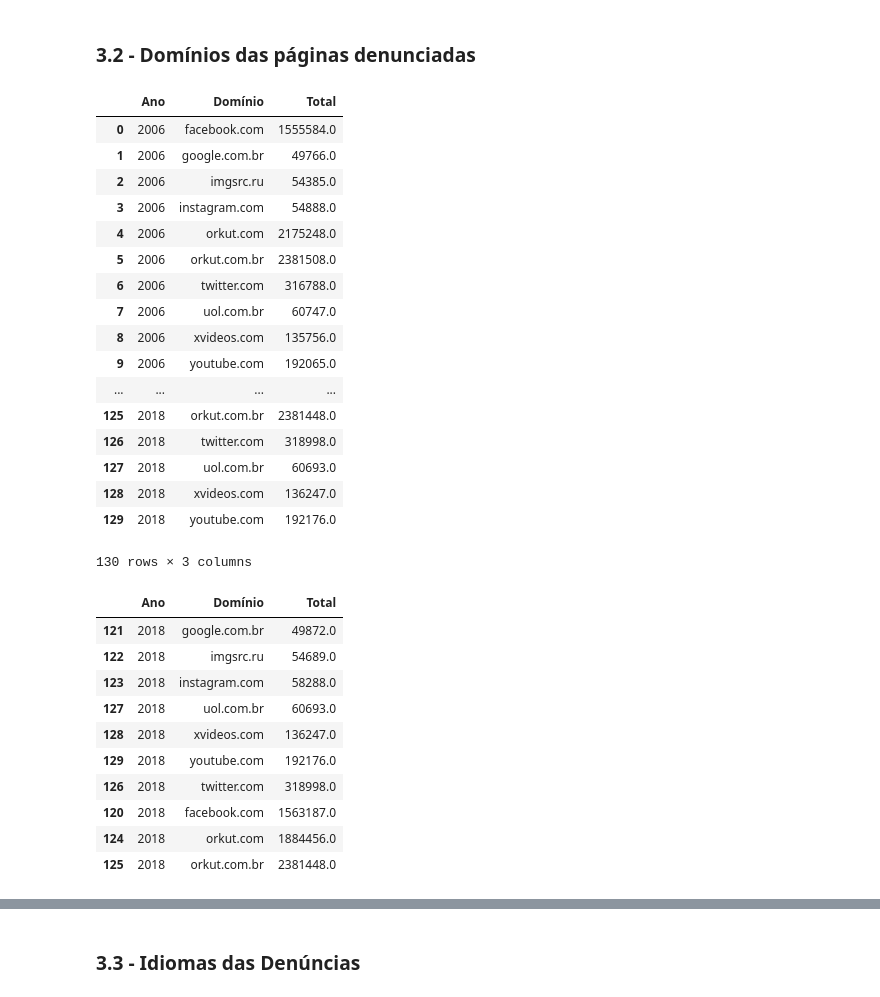
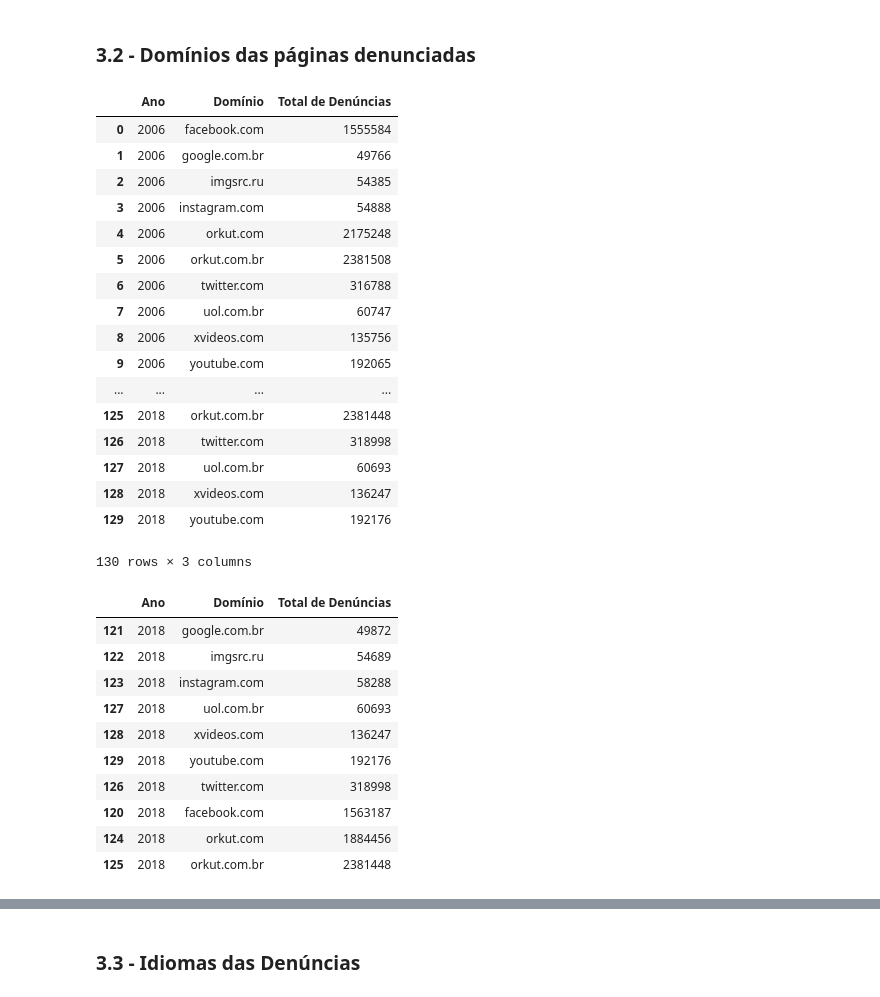
Before and after one commit to DeixeViver/eko-dados, a Jupyter notebook: Notebooks/explorando_indicadores_cnd.ipynb, the cells around one changed output, grey strips where cells are left out. Saved outputs shown, nothing was run; the diff lists cells and outputs as text; code cells hidden in the pictures.

```diff
--- a/Notebooks/explorando_indicadores_cnd.ipynb
+++ b/Notebooks/explorando_indicadores_cnd.ipynb
@@ -133,38 +147,39 @@ violacao_agrupada_ano.loc[violacao_agrupada_ano['Ano'] == 2018].sort_values('Tot
 
 ### 3.2 - Domínios das páginas denunciadas
 # %%
-dominio_agrupado_ano = dominio[['Total', 'Ano', 'Domínio']].groupby(['Ano', 'Domínio']).sum().reset_index()
+dominio_agrupado_ano = dominio[['Total de Denúncias', 'Ano', 'Domínio']].groupby(['Ano', 'Domínio']).sum().reset_index()
 dominio_agrupado_ano
 # %% [output]
-|  | Ano | Domínio | Total |
-| 0 | 2006 | facebook.com | 1555584.0 |
-| 1 | 2006 | google.com.br | 49766.0 |
-| 2 | 2006 | imgsrc.ru | 54385.0 |
-| 3 | 2006 | instagram.com | 54888.0 |
-| 4 | 2006 | orkut.com | 2175248.0 |
-| 5 | 2006 | orkut.com.br | 2381508.0 |
-| 6 | 2006 | twitter.com | 316788.0 |
-| 7 | 2006 | uol.com.br | 60747.0 |
-| 8 | 2006 | xvideos.com | 135756.0 |
-| 9 | 2006 | youtube.com | 192065.0 |
+|  | Ano | Domínio | Total de Denúncias |
+| 0 | 2006 | facebook.com | 1555584 |
+| 1 | 2006 | google.com.br | 49766 |
+| 2 | 2006 | imgsrc.ru | 54385 |
+| 3 | 2006 | instagram.com | 54888 |
+| 4 | 2006 | orkut.com | 2175248 |
+| 5 | 2006 | orkut.com.br | 2381508 |
+| 6 | 2006 | twitter.com | 316788 |
+| 7 | 2006 | uol.com.br | 60747 |
+| 8 | 2006 | xvideos.com | 135756 |
+| 9 | 2006 | youtube.com | 192065 |
 | ... | ... | ... | ... |
-| 125 | 2018 | orkut.com.br | 2381448.0 |
-| 126 | 2018 | twitter.com | 318998.0 |
-| 127 | 2018 | uol.com.br | 60693.0 |
-| 128 | 2018 | xvideos.com | 136247.0 |
-| 129 | 2018 | youtube.com | 192176.0 |
+| 125 | 2018 | orkut.com.br | 2381448 |
+| 126 | 2018 | twitter.com | 318998 |
+| 127 | 2018 | uol.com.br | 60693 |
+| 128 | 2018 | xvideos.com | 136247 |
+| 129 | 2018 | youtube.com | 192176 |
 130 rows × 3 columns
 # %%
-dominio_agrupado_ano.loc[dominio_agrupado_ano['Ano'] == 2018].sort_values('Total')
+dominio_2018 = dominio_agrupado_ano.loc[dominio_agrupado_ano['Ano'] == 2018].sort_values('Total de Denúncias')
+dominio_2018
 # %% [output]
-|  | Ano | Domínio | Total |
-| 121 | 2018 | google.com.br | 49872.0 |
-| 122 | 2018 | imgsrc.ru | 54689.0 |
-| 123 | 2018 | instagram.com | 58288.0 |
-| 127 | 2018 | uol.com.br | 60693.0 |
-| 128 | 2018 | xvideos.com | 136247.0 |
-| 129 | 2018 | youtube.com | 192176.0 |
-| 126 | 2018 | twitter.com | 318998.0 |
-| 120 | 2018 | facebook.com | 1563187.0 |
-| 124 | 2018 | orkut.com | 1884456.0 |
-| 125 | 2018 | orkut.com.br | 2381448.0 |
+|  | Ano | Domínio | Total de Denúncias |
+| 121 | 2018 | google.com.br | 49872 |
+| 122 | 2018 | imgsrc.ru | 54689 |
+| 123 | 2018 | instagram.com | 58288 |
+| 127 | 2018 | uol.com.br | 60693 |
+| 128 | 2018 | xvideos.com | 136247 |
+| 129 | 2018 | youtube.com | 192176 |
+| 126 | 2018 | twitter.com | 318998 |
+| 120 | 2018 | facebook.com | 1563187 |
+| 124 | 2018 | orkut.com | 1884456 |
+| 125 | 2018 | orkut.com.br | 2381448 |
```
Also changed, not shown: parts of 15 cells of this notebook.
